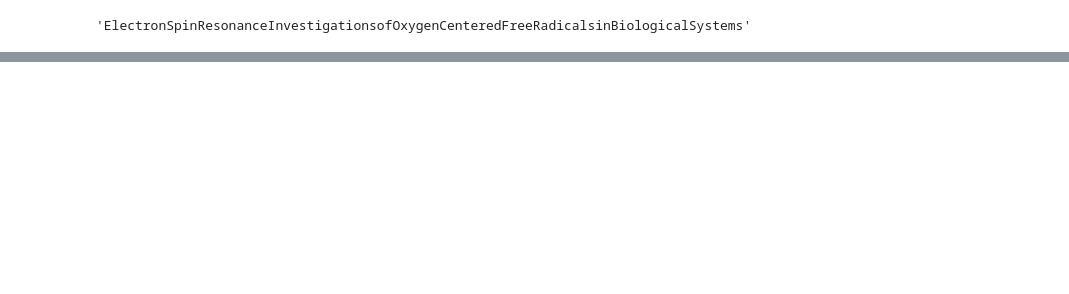
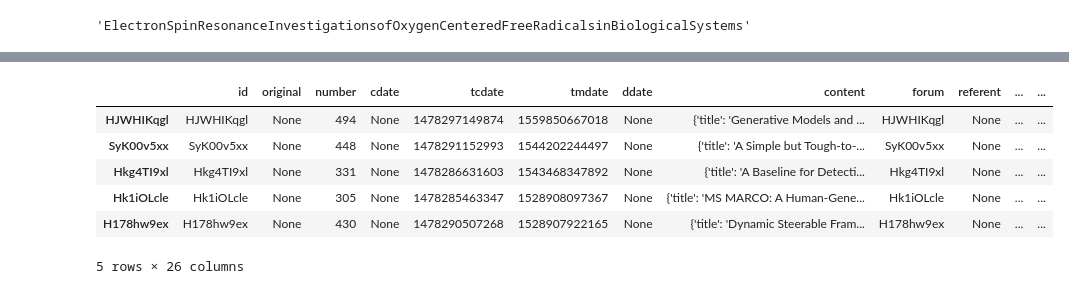
Before and after one commit to shruti-singh/PaperAcceptancePrediction, a Jupyter notebook: shruti/mag_data_extraction/read_mag_data.ipynb, the cells around one changed output, grey strips where cells are left out. Saved outputs shown, nothing was run; the diff lists cells and outputs as text; code cells hidden in the pictures; blank space fills up the shorter version.

```diff
--- a/shruti/mag_data_extraction/read_mag_data.ipynb
+++ b/shruti/mag_data_extraction/read_mag_data.ipynb
@@ -19,0 +172,11 @@ title
+# %%
+data_raw = pd.read_pickle('../features/data_features_csv-2017.pkl')
+data_raw.head()
+# %% [output]
+|  | id | original | number | cdate | tcdate | tmdate | ddate | content | forum | referent | ... | ... |
+| HJWHIKqgl | HJWHIKqgl | None | 494 | None | 1478297149874 | 1559850667018 | None | {'title': 'Generative Models and ... | HJWHIKqgl | None | ... | ... |
+| SyK00v5xx | SyK00v5xx | None | 448 | None | 1478291152993 | 1544202244497 | None | {'title': 'A Simple but Tough-to-... | SyK00v5xx | None | ... | ... |
+| Hkg4TI9xl | Hkg4TI9xl | None | 331 | None | 1478286631603 | 1543468347892 | None | {'title': 'A Baseline for Detecti... | Hkg4TI9xl | None | ... | ... |
+| Hk1iOLcle | Hk1iOLcle | None | 305 | None | 1478285463347 | 1528908097367 | None | {'title': 'MS MARCO: A Human-Gene... | Hk1iOLcle | None | ... | ... |
+| H178hw9ex | H178hw9ex | None | 430 | None | 1478290507268 | 1528907922165 | None | {'title': 'Dynamic Steerable Fram... | H178hw9ex | None | ... | ... |
+5 rows × 26 columns
```
Also changed, not shown: parts of 39 cells of this notebook.
